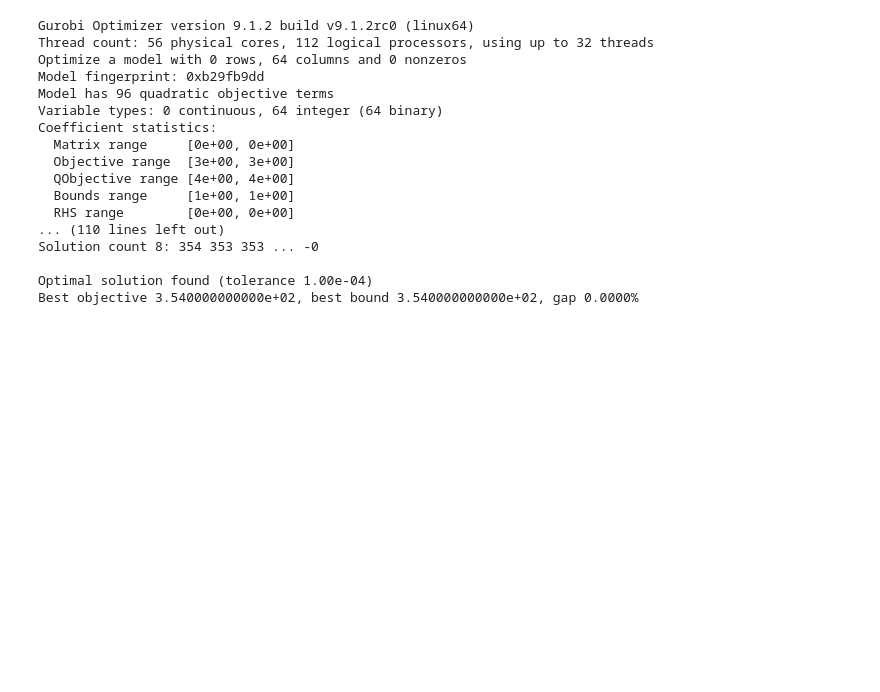
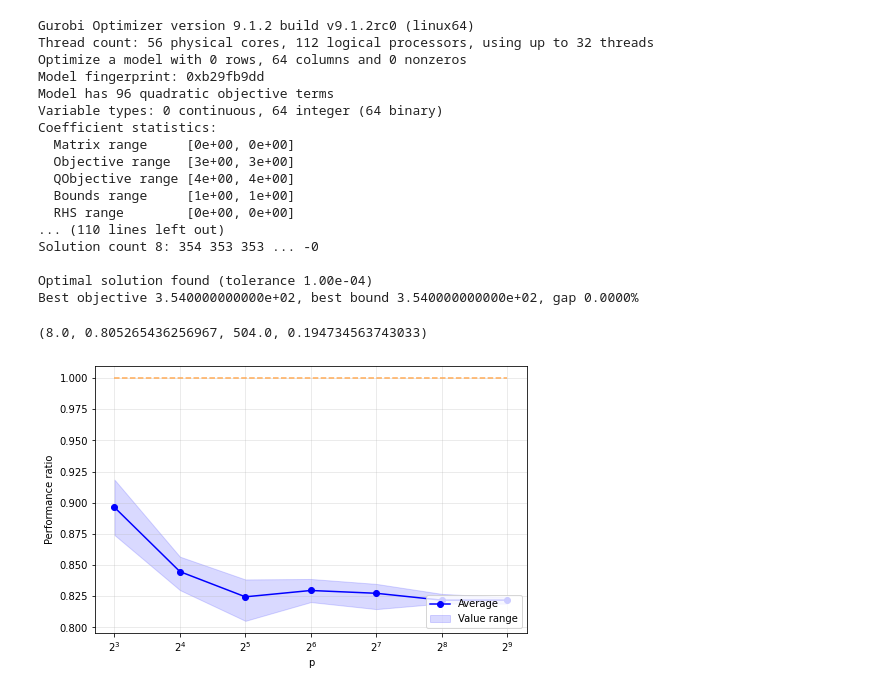
Before and after one commit to danlkv/fixed-angle-QAOA, a Jupyter notebook: plots/Heuristic plot AR vs N.ipynb, the cells around one changed output. Saved outputs shown, nothing was run; the diff lists cells and outputs as text; code cells hidden in the pictures; blank space fills up the shorter version.

```diff
--- a/plots/Heuristic plot AR vs N.ipynb
+++ b/plots/Heuristic plot AR vs N.ipynb
@@ -57,3 +194,8 @@ Solution count 8: 354 353 353 ... -0
 
 Optimal solution found (tolerance 1.00e-04)
 Best objective 3.540000000000e+02, best bound 3.540000000000e+02, gap 0.0000%
+# %%
+plt.xscale('log', base=2)
+# %% [output]
+(8.0, 0.805265436256967, 504.0, 0.194734563743033)
+[figure, added]
```
Also changed, not shown: parts of 16 cells of this notebook, 4 other files.
